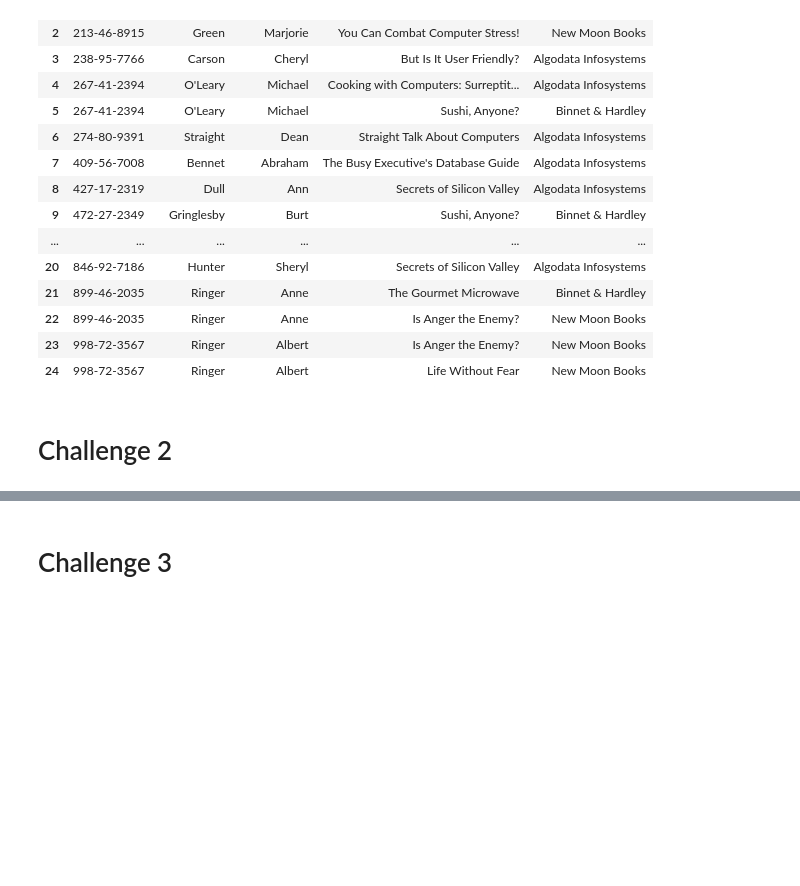
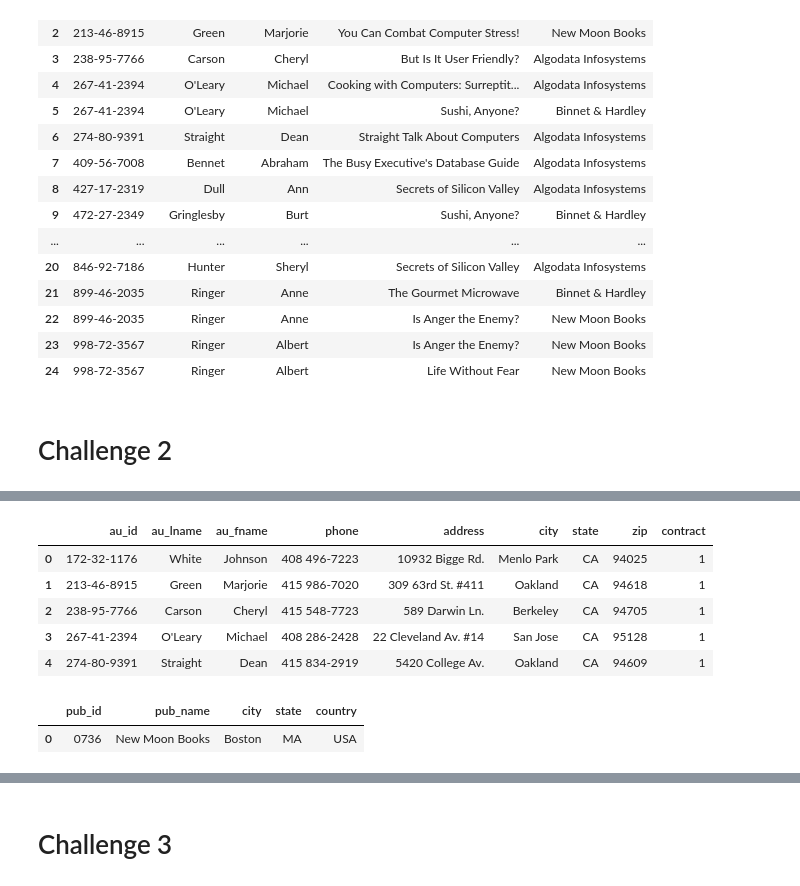
Before and after one commit to angel-barruz/dataptmad0522_labs, a Jupyter notebook: module-1/mysql-select/Untitled.ipynb, the cells around one changed output, grey strips where cells are left out. Saved outputs shown, nothing was run; the diff lists cells and outputs as text; code cells hidden in the pictures; blank space fills up the shorter version.

```diff
--- a/module-1/mysql-select/Untitled.ipynb
+++ b/module-1/mysql-select/Untitled.ipynb
@@ -101,0 +72,16 @@ AttributeError: 'list' object has no attribute 'groupby'
+# %%
+Authors = pd.read_sql_query('SELECT * FROM authors', engine)
+Authors.head(5)
+# %% [output]
+|  | au_id | au_lname | au_fname | phone | address | city | state | zip | contract |
+| 0 | 172-32-1176 | White | Johnson | 408 496-7223 | 10932 Bigge Rd. | Menlo Park | CA | 94025 | 1 |
+| 1 | 213-46-8915 | Green | Marjorie | 415 986-7020 | 309 63rd St. #411 | Oakland | CA | 94618 | 1 |
+| 2 | 238-95-7766 | Carson | Cheryl | 415 548-7723 | 589 Darwin Ln. | Berkeley | CA | 94705 | 1 |
+| 3 | 267-41-2394 | O'Leary | Michael | 408 286-2428 | 22 Cleveland Av. #14 | San Jose | CA | 95128 | 1 |
+| 4 | 274-80-9391 | Straight | Dean | 415 834-2919 | 5420 College Av. | Oakland | CA | 94609 | 1 |
+# %%
+publishers = pd.read_sql_query('SELECT * FROM publishers', engine)
+publishers.head(1)
+# %% [output]
+|  | pub_id | pub_name | city | state | country |
+| 0 | 0736 | New Moon Books | Boston | MA | USA |
```
Also changed, not shown: parts of 8 cells of this notebook.
